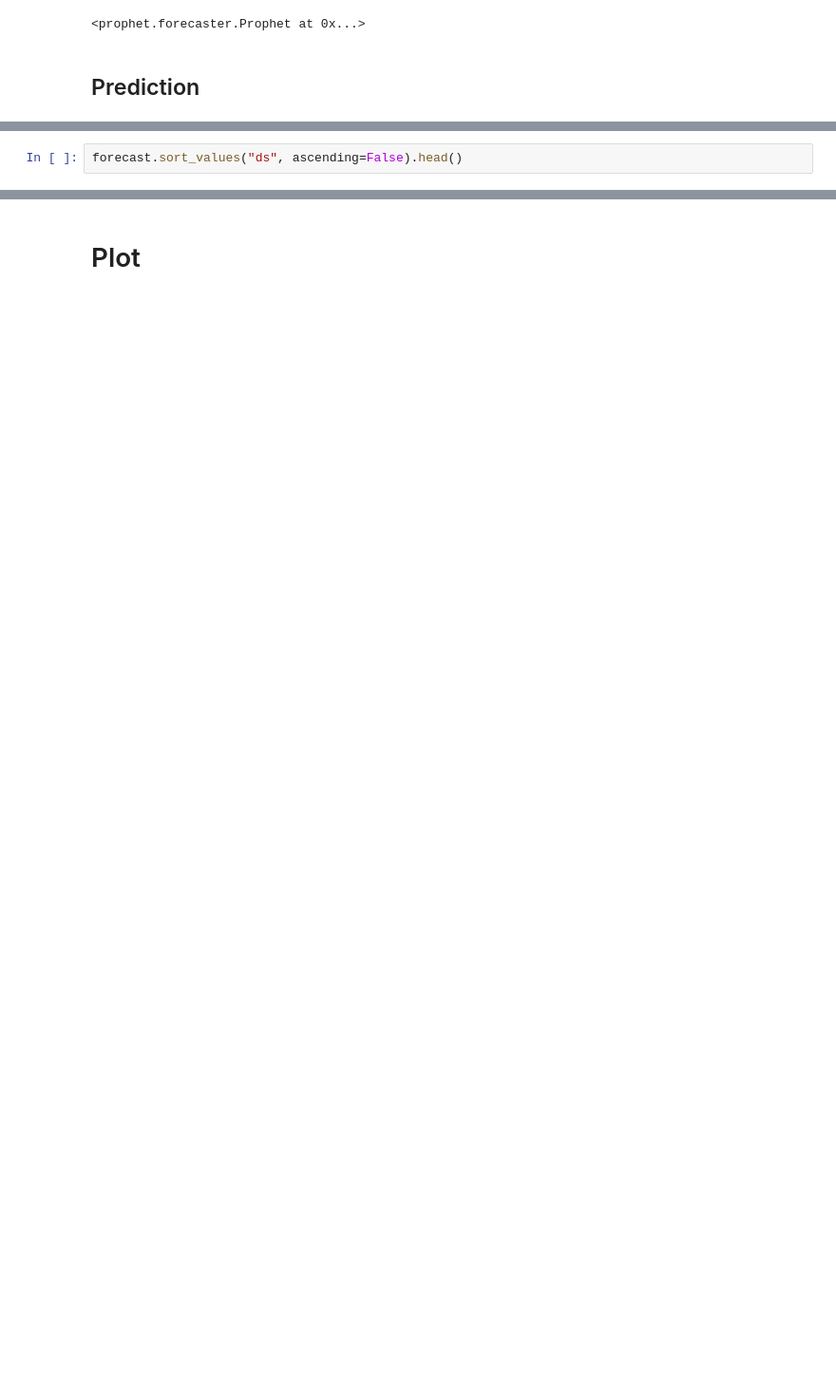
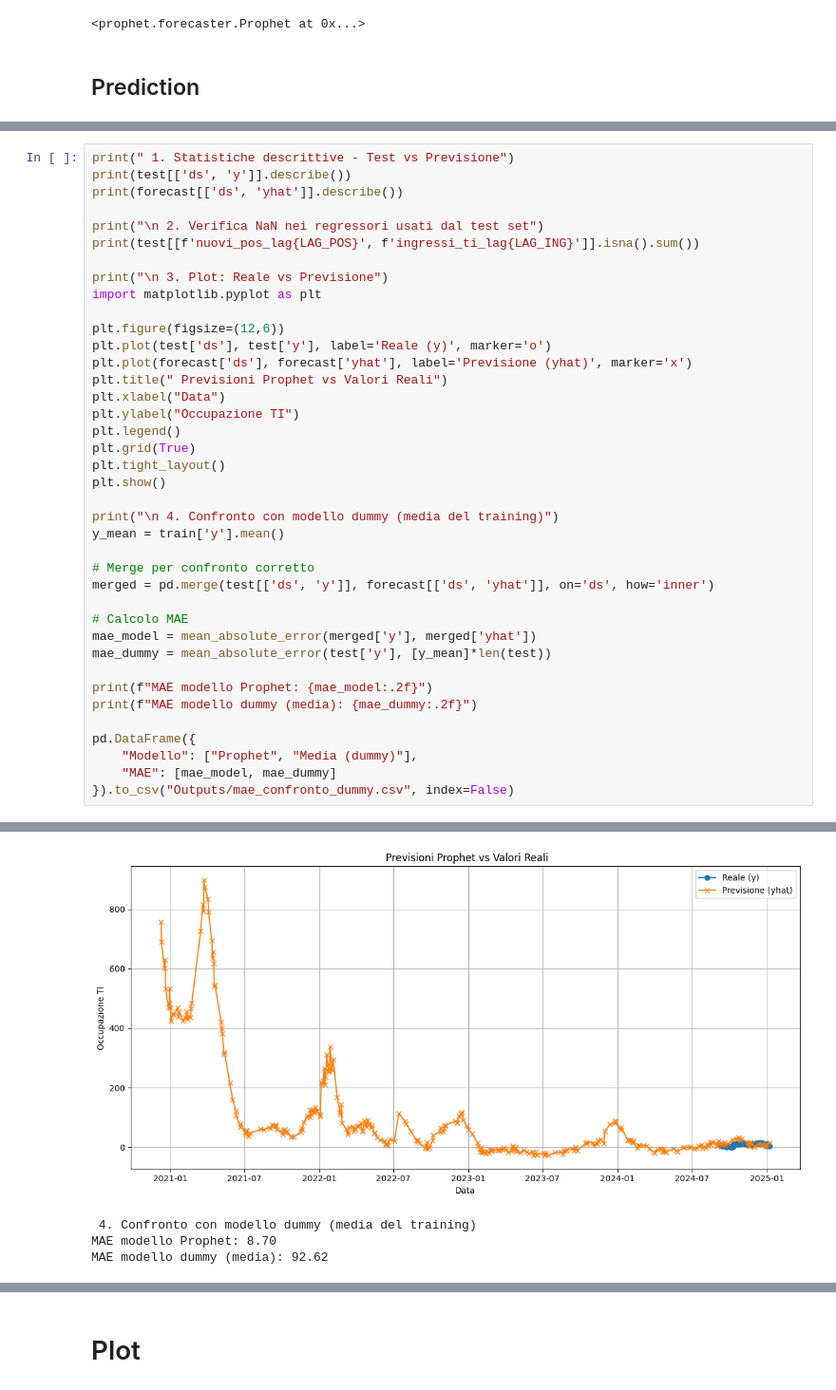
Before and after one commit to mathieuteti2002/COVID-19-ICU-Occupancy-Prediction-with-AI, a Jupyter notebook: covid_ia_prediction.ipynb, the cells around one changed output, grey strips where cells are left out. Shown at 95% size. Drawn from its saved outputs; the diff is of its cells as text; blank space fills up the shorter version.

```diff
--- a/covid_ia_prediction.ipynb
+++ b/covid_ia_prediction.ipynb
@@ -130,3 +258,40 @@ forecast = m.predict(future)
 # %%
-forecast.sort_values("ds", ascending=False).head()
+print(" 1. Statistiche descrittive - Test vs Previsione")
+print(test[['ds', 'y']].describe())
+print(forecast[['ds', 'yhat']].describe())
+
+print("\n 2. Verifica NaN nei regressori usati dal test set")
+print(test[[f'nuovi_pos_lag{LAG_POS}', f'ingressi_ti_lag{LAG_ING}']].isna().sum())
+
+print("\n 3. Plot: Reale vs Previsione")
+import matplotlib.pyplot as plt
+
+plt.figure(figsize=(12,6))
+plt.plot(test['ds'], test['y'], label='Reale (y)', marker='o')
+plt.plot(forecast['ds'], forecast['yhat'], label='Previsione (yhat)', marker='x')
+plt.title(" Previsioni Prophet vs Valori Reali")
+plt.xlabel("Data")
+plt.ylabel("Occupazione TI")
+plt.legend()
+plt.grid(True)
+plt.tight_layout()
+plt.show()
+
+print("\n 4. Confronto con modello dummy (media del training)")
+y_mean = train['y'].mean()
+
+# Merge per confronto corretto
+merged = pd.merge(test[['ds', 'y']], forecast[['ds', 'yhat']], on='ds', how='inner')
+
+# Calcolo MAE
+mae_model = mean_absolute_error(merged['y'], merged['yhat'])
+mae_dummy = mean_absolute_error(test['y'], [y_mean]*len(test))
+
+print(f"MAE modello Prophet: {mae_model:.2f}")
+print(f"MAE modello dummy (media): {mae_dummy:.2f}")
+
+pd.DataFrame({
+    "Modello": ["Prophet", "Media (dummy)"],
+    "MAE": [mae_model, mae_dummy]
+}).to_csv("Outputs/mae_confronto_dummy.csv", index=False)
 # %% [output]
@@ -139,0 +315,4 @@ forecast.sort_values("ds", ascending=False).head()
+[figure, added]
+ 4. Confronto con modello dummy (media del training)
+MAE modello Prophet: 8.70
+MAE modello dummy (media): 92.62
```
Also changed, not shown: parts of 21 cells of this notebook, 4 other files.
